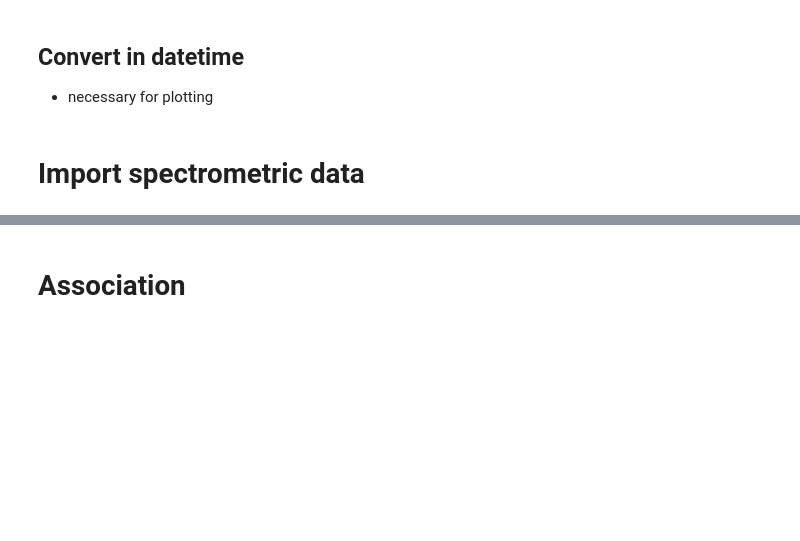
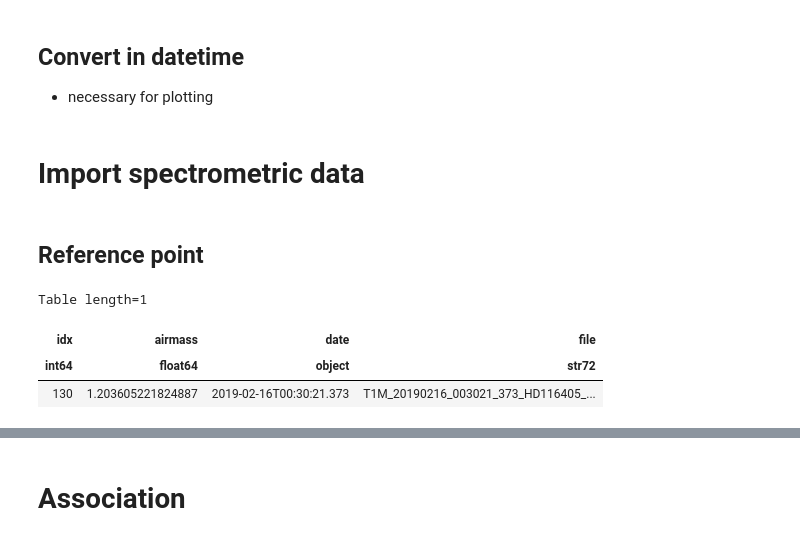
Before and after one commit to sylvielsstfr/SpectractorAnaAtm19, a Jupyter notebook: ana_20190215_HD116405_Filtre_None/MergeSpectroPhoto.ipynb, the cells around one changed output, grey strips where cells are left out. Drawn from its saved outputs; the diff is of its cells as text; code cells hidden in the pictures; blank space fills up the shorter version.

```diff
--- a/ana_20190215_HD116405_Filtre_None/MergeSpectroPhoto.ipynb
+++ b/ana_20190215_HD116405_Filtre_None/MergeSpectroPhoto.ipynb
@@ -150,3 +150,5 @@ all_referencebasedattenuation2=general_info[:,5]
 all_flag2=general_info[:,6]
 # %%
 NWLBIN,Nobs2=MAttenuation_mean_ALL.shape
+# %% [markdown]
+## Reference point
@@ -152,0 +157,7 @@ NWLBIN,Nobs2=MAttenuation_mean_ALL.shape
+# %%
+t2
+# %% [output]
+Table length=1
+| idx | airmass | date | file |
+| int64 | float64 | object | str72 |
+| 130 | 1.203605221824887 | 2019-02-16T00:30:21.373 | T1M_20190216_003021_373_HD116405_... |
```
Also changed, not shown: parts of 10 cells of this notebook, 1 other file.
